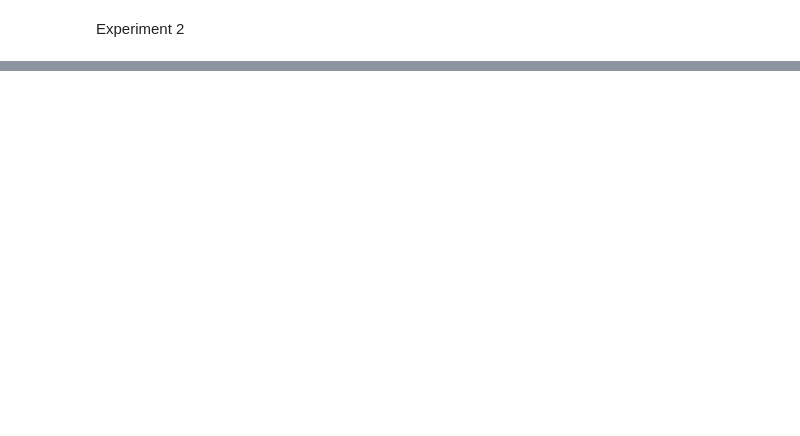
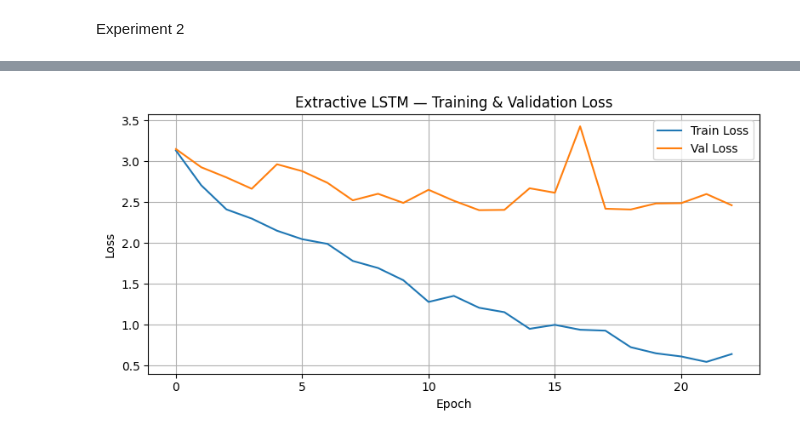
Before and after one commit to Nemosimes/NLP-Project, a Jupyter notebook: ms2_LSTM.ipynb, the cells around one changed output, grey strips where cells are left out. Cells and saved outputs as stored; diff of their text form; code cells hidden in the pictures; blank space fills up the shorter version.

```diff
--- a/ms2_LSTM.ipynb
+++ b/ms2_LSTM.ipynb
@@ -912,0 +1077,31 @@ F1 Score    : 40.6%
+# %%
+# ── 3. Model ─────────────────────────────────────────────────────────────────
+class ExtractiveQA(nn.Module):
+    def __init__(self, vocab_size, embed_dim, hidden_dim, n_layers, dropout):
+        super().__init__()
+        self.embedding = nn.Embedding(vocab_size, embed_dim, padding_idx=0)
+        self.lstm      = nn.LSTM(embed_dim, hidden_dim, n_layers,
+                                 batch_first=True,
+                                 dropout=dropout,
+                                 bidirectional=True)   # reads both directions
+        self.dropout   = nn.Dropout(dropout)
+        self.fc        = nn.Linear(hidden_dim * 2, 1)  # *2 because bidirectional
+
+    def forward(self, x):
+        embedded       = self.dropout(self.embedding(x))  # (batch, seq, embed)
+        out, _         = self.lstm(embedded)               # (batch, seq, hidden*2)
+        logits         = self.fc(out).squeeze(-1)          # (batch, seq)
+        return logits                                       # score for each position
+
+ext_model = ExtractiveQA(
+    vocab_size = VOCAB_SIZE,
+    embed_dim  = 64,
+    hidden_dim = 128,
+    n_layers   = 2,
+    dropout    = 0.3
+).to(DEVICE)
+
+ext_optimizer = torch.optim.Adam(ext_model.parameters(), lr=1e-3, weight_decay=1e-4)
+ext_criterion = nn.CrossEntropyLoss()
+
+print(f"Extractive model parameters: {sum(p.numel() for p in ext_model.parameters()):,}")
@@ -912,0 +1300,15 @@ F1 Score    : 40.6%
+# %%
+# ── 7. Loss curve ─────────────────────────────────────────────────────────────
+plt.figure(figsize=(8, 4))
+plt.plot(ext_train_losses, label="Train Loss")
+plt.plot(ext_val_losses,   label="Val Loss")
+plt.xlabel("Epoch")
+plt.ylabel("Loss")
+plt.title("Extractive LSTM — Training & Validation Loss")
+plt.legend()
+plt.grid(True)
+plt.tight_layout()
+plt.savefig("extractive_loss.png")
+plt.show()
+# %% [output]
+[figure, added]
```
Also changed, not shown: parts of 29 cells of this notebook.
